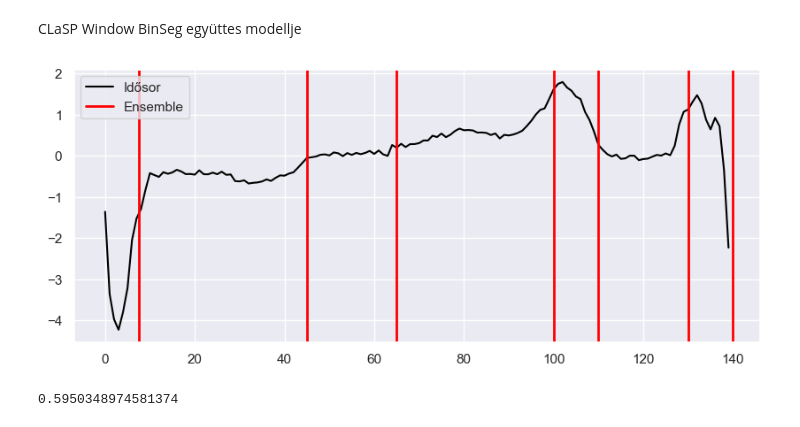
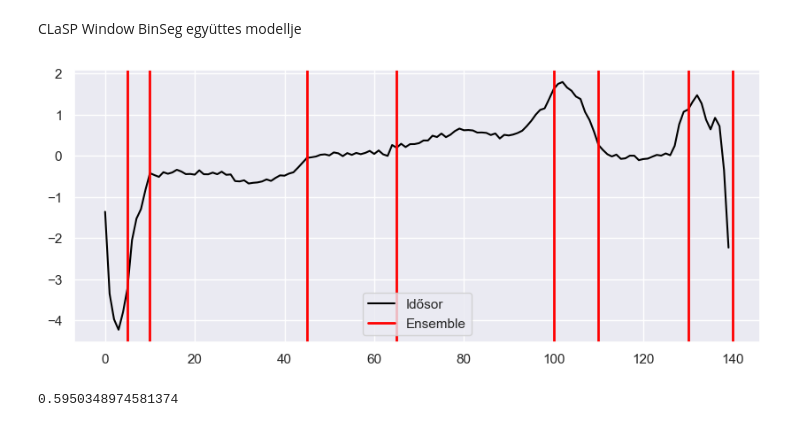
Before and after one commit to czotterbenedek/time-series-ensemble-segmentation, a Jupyter notebook: onlab_tfb4fy.ipynb, the cells around one changed output. Drawn from its saved outputs; the diff is of its cells as text; code cells hidden in the pictures.

```diff
--- a/onlab_tfb4fy.ipynb
+++ b/onlab_tfb4fy.ipynb
@@ -424,6 +447,23 @@ print("Detected change points:", found_cps)
 OMP: Info #276: omp_set_nested routine deprecated, please use omp_set_max_active_levels instead.
 [figure]
 Detected change points: [490 944]
+# %%
+from scipy.cluster.hierarchy import inconsistent
+
+def find_optimal_threshold(Z, max_depth=10):
+    max_variation = 0
+    best_threshold = None
+
+    for depth in range(1, max_depth + 1):
+        inconsistency = inconsistent(Z, depth)
+        threshold = np.mean(inconsistency[:, 3]) + np.std(inconsistency[:, 3])
+        variation = np.std(inconsistency[:, 3])
+
+        if variation > max_variation:
+            max_variation = variation
+            best_threshold = threshold
+
+    return best_threshold
 # %% [markdown]
 # Modellek
 # %%
@@ -530,7 +570,7 @@ all_bkps = np.concatenate([algo1, algo2, algo3])
 Z = linkage(all_bkps.reshape(-1, 1), method='ward')
 
 # Determine clusters based on a distance threshold
-distance_threshold = 5  # Adjust this value as needed
+distance_threshold = find_optimal_threshold(Z)  # Adjust this value as needed
 clusters = fcluster(Z, t=distance_threshold, criterion='distance')
 
 # Select the representative change point from each cluster (e.g., the median)
@@ -599,35 +639,35 @@ breakpoints_binseg = binseg_segmenter(signal)
 breakpoints_window = window_segmenter(signal)
 
 all_bkps = np.concatenate([breakpoints_clasp, breakpoints_binseg, breakpoints_window])
 
 # Perform hierarchical clustering on the combined list
 Z = linkage(all_bkps.reshape(-1, 1), method='ward')
 
 # Determine clusters based on a distance threshold
-distance_threshold = 5  # Adjust this value as needed
+distance_threshold = find_optimal_threshold(Z, depth=4)  # Adjust this value as needed
 clusters = fcluster(Z, t=distance_threshold, criterion='distance')
 
 # Select the representative change point from each cluster (e.g., the median)
 ensemble_bkps = []
 for cluster_id in np.unique(clusters):
     cluster_points = all_bkps[clusters == cluster_id]
     representative_point = np.mean(cluster_points)
     ensemble_bkps.append(representative_point)
 
 # Sort the final change points
 ensemble_bkps = np.sort(ensemble_bkps)
 
 # 🔹 Eredmények vizualizálása
 plt.figure(figsize=(10, 4))
 plt.plot(signal, label="Idősor", color="black")
 
 for bkp in ensemble_bkps:
     plt.axvline(x=bkp, color='red', linestyle='-', linewidth=2, label="Ensemble" if bkp == ensemble_bkps[0] else "")
 
 plt.legend()
 plt.show()
 # %% [output]
-[figure, old version]
+[figure, new version]
 # %%
 def CLaSPWindowBinSeg_segmenter(ts):
     # 🔹 ClaSP szegmentáció
```
Also changed, not shown: parts of 34 cells of this notebook, 1 other file.
